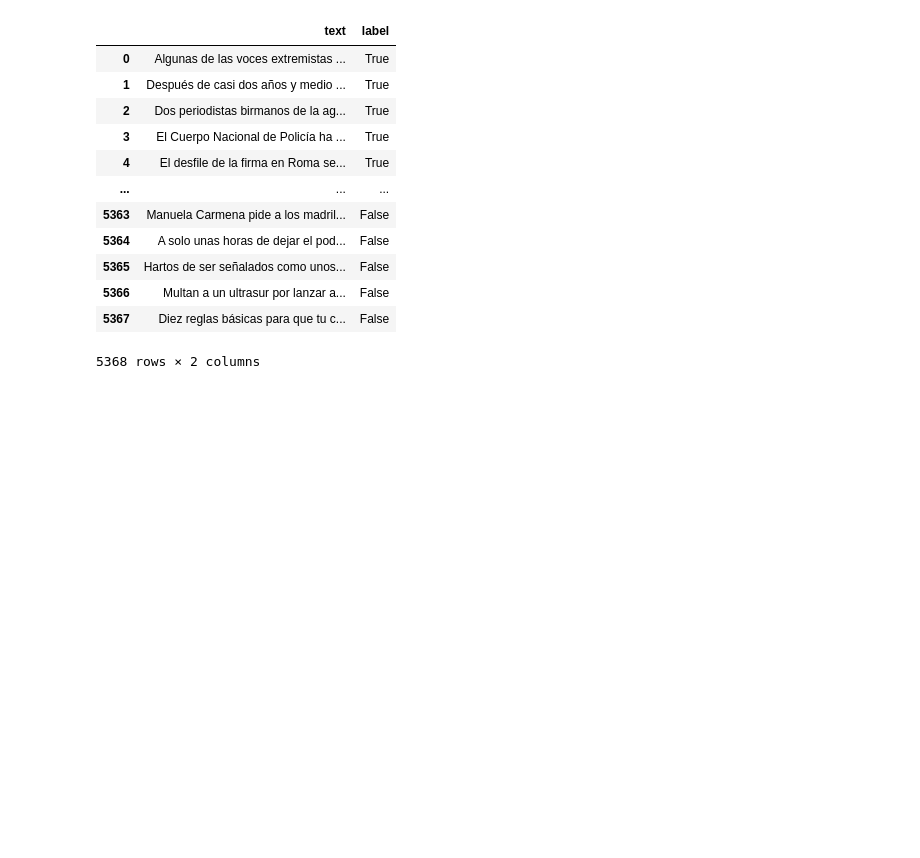
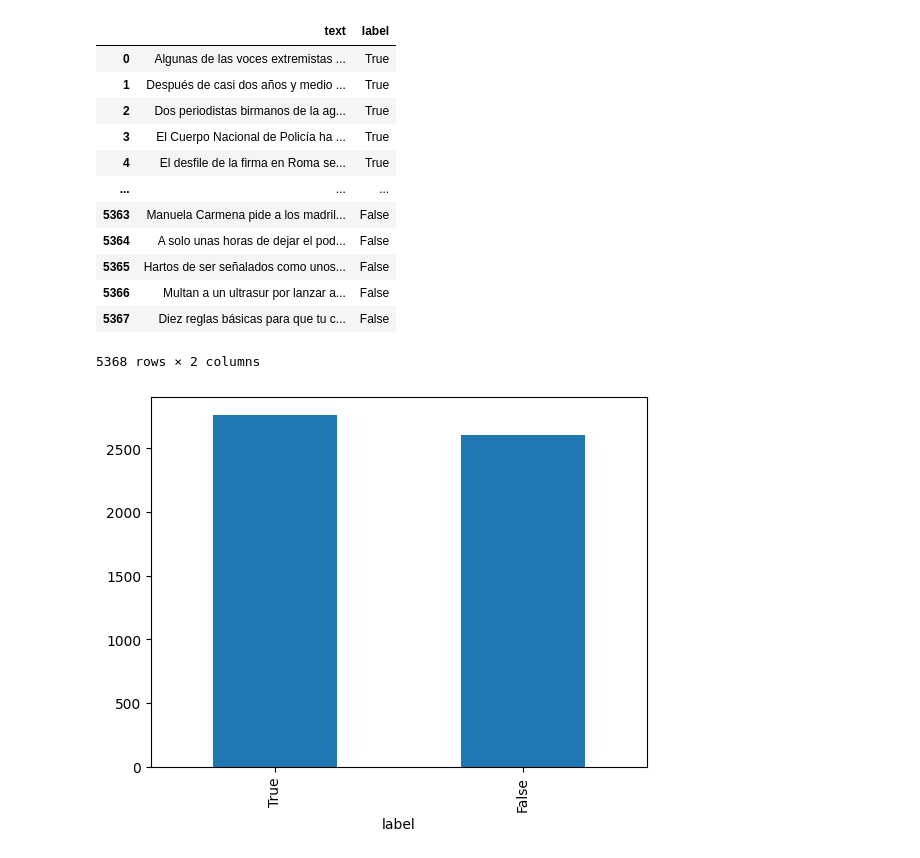
Before and after one commit to AlejandroFeriaGonzalez/SilkNews, a Jupyter notebook: src/notebooks/load_data.ipynb, the cells around one changed output. Saved outputs shown, nothing was run; the diff lists cells and outputs as text; code cells hidden in the pictures; blank space fills up the shorter version.

```diff
--- a/src/notebooks/load_data.ipynb
+++ b/src/notebooks/load_data.ipynb
@@ -103,4 +103,8 @@ df_final
 | 5366 | Multan a un ultrasur por lanzar a... | False |
 | 5367 | Diez reglas básicas para que tu c... | False |
 5368 rows × 2 columns
+# %%
+df_final['label'].value_counts().plot(kind='bar');
+# %% [output]
+[figure, added]
 # %%
```
Also changed, not shown: parts of 2 cells of this notebook, 11 other files.
